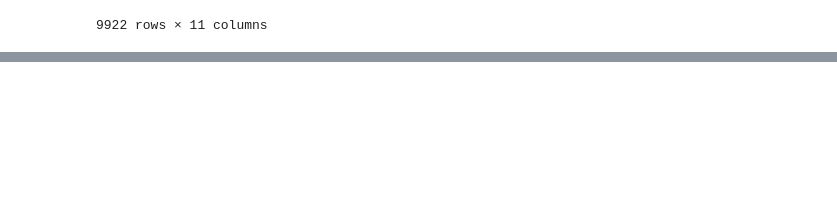
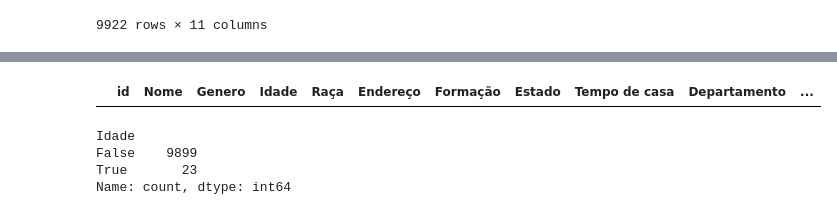
Before and after one commit to antoniosscd/Desafio_Hackathon_Ada, a Jupyter notebook: adahack-etl (1).ipynb, the cells around one changed output, grey strips where cells are left out. Saved outputs shown, nothing was run; the diff lists cells and outputs as text; code cells hidden in the pictures; blank space fills up the shorter version.

```diff
--- a/adahack-etl (1).ipynb
+++ b/adahack-etl (1).ipynb
@@ -273,0 +346,18 @@ len(menores)
+# %%
+#Teste exclusão
+
+menores = menores[~menores['Idade'].isin(menores['Idade'][menores['Idade']<14])]
+
+
+menores
+# %% [output]
+|  | id | Nome | Genero | Idade | Raça | Endereço | Formação | Estado | Tempo de casa | Departamento | ... |
+# %%
+menor14 = base_dados['Idade'] <14
+
+menor14.value_counts()
+# %% [output]
+Idade
+False    9899
+True       23
+Name: count, dtype: int64
```
Also changed, not shown: parts of 30 cells of this notebook.
